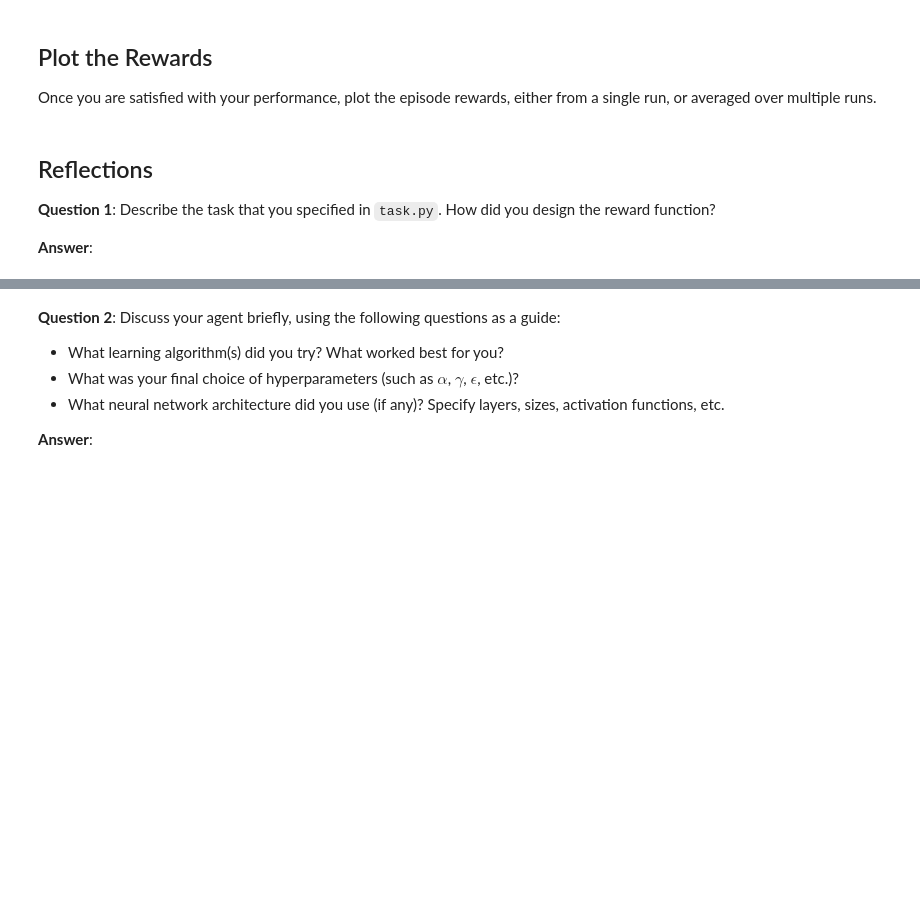
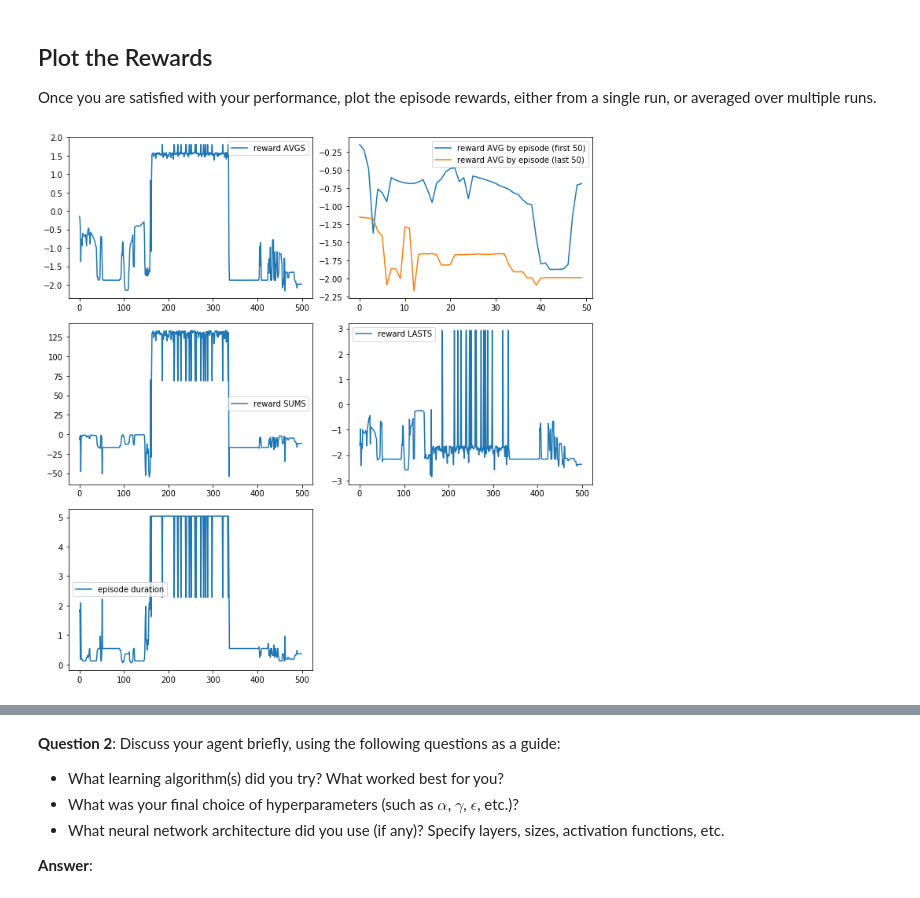
Before and after one commit to pete0877/RL-Quadcopter-2, a Jupyter notebook: Quadcopter_Project.ipynb, the cells around one changed output, grey strips where cells are left out. Saved outputs shown, nothing was run; the diff lists cells and outputs as text; code cells hidden in the pictures; blank space fills up the shorter version.

```diff
--- a/Quadcopter_Project.ipynb
+++ b/Quadcopter_Project.ipynb
@@ -394,6 +428,4 @@ Once you are satisfied with your performance, plot the episode rewards, either f
-# %% [markdown]
-## Reflections
-
-**Question 1**: Describe the task that you specified in `task.py`.  How did you design the reward function?
-
-**Answer**:
+# %%
+plot_overall_rewards(rewards_sum_by_episode, rewards_avg_by_episode, last_reward_by_episode, end_time_by_episode)
+# %% [output]
+[figure, added]
```
Also changed, not shown: parts of 11 cells of this notebook, 5 other files.
